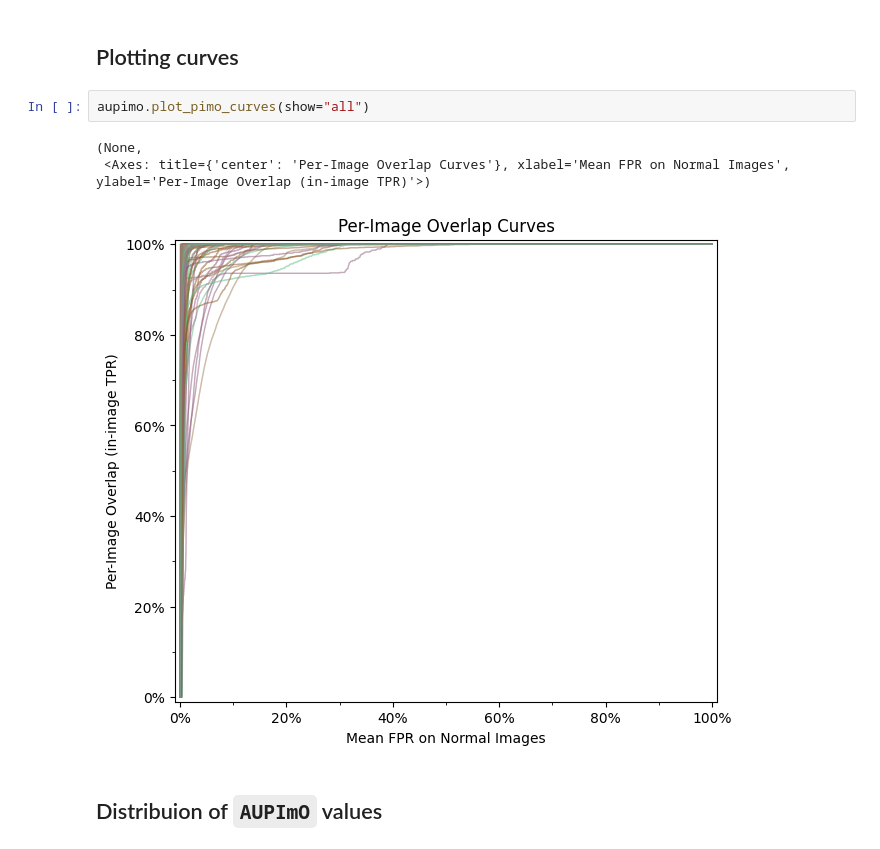
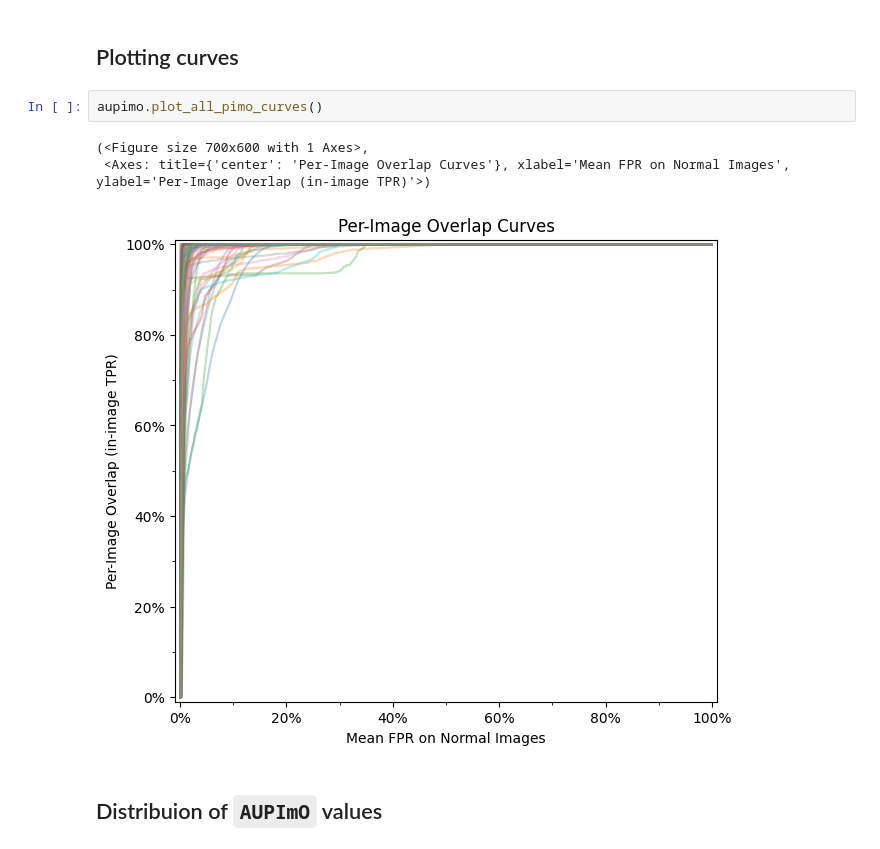
Before and after one commit to jpcbertoldo/anomalib, a Jupyter notebook: notebooks/500_use_cases/502_perimg_metrics.ipynb, the cells around one changed output. Saved outputs shown, nothing was run; the diff lists cells and outputs as text.

```diff
--- a/notebooks/500_use_cases/502_perimg_metrics.ipynb
+++ b/notebooks/500_use_cases/502_perimg_metrics.ipynb
@@ -228,12 +224,12 @@ tensor([0.9946, 0.9956, 0.9857, 0.9895, 0.9967, 0.9963, 0.9917, 0.9798, 0.9967,
 This is intentional. This way, the indexes in `aucs` correspond to the indices of the actual images.
 # %% [markdown]
 ## Plotting curves
-# %%
-aupimo.plot_pimo_curves(show="all")
-# %% [output]
-(None,
- <Axes: title={'center': 'Per-Image Overlap Curves'}, xlabel='Mean FPR on Normal Images', ylabel='Per-Image Overlap (in-image TPR)'>)
-[figure, removed]
+# %%
+aupimo.plot_all_pimo_curves()
+# %% [output]
+(<Figure size 700x600 with 1 Axes>,
+ <Axes: title={'center': 'Per-Image Overlap Curves'}, xlabel='Mean FPR on Normal Images', ylabel='Per-Image Overlap (in-image TPR)'>)
+[figure, added]
 # %% [markdown]
 ## Distribuion of `AUPImO` values
 # %% [markdown]
```
Also changed, not shown: parts of 10 cells of this notebook, 4 other files.
